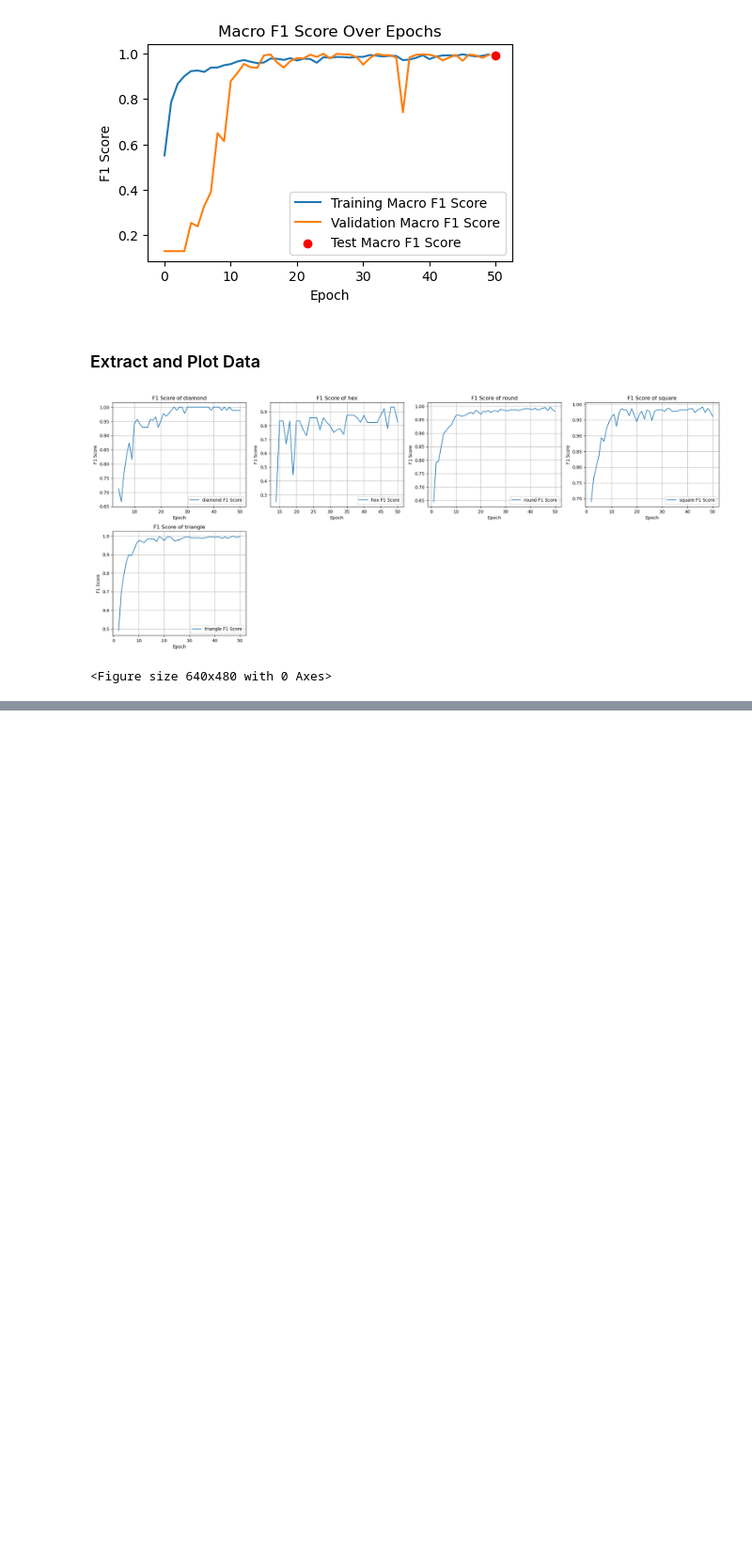
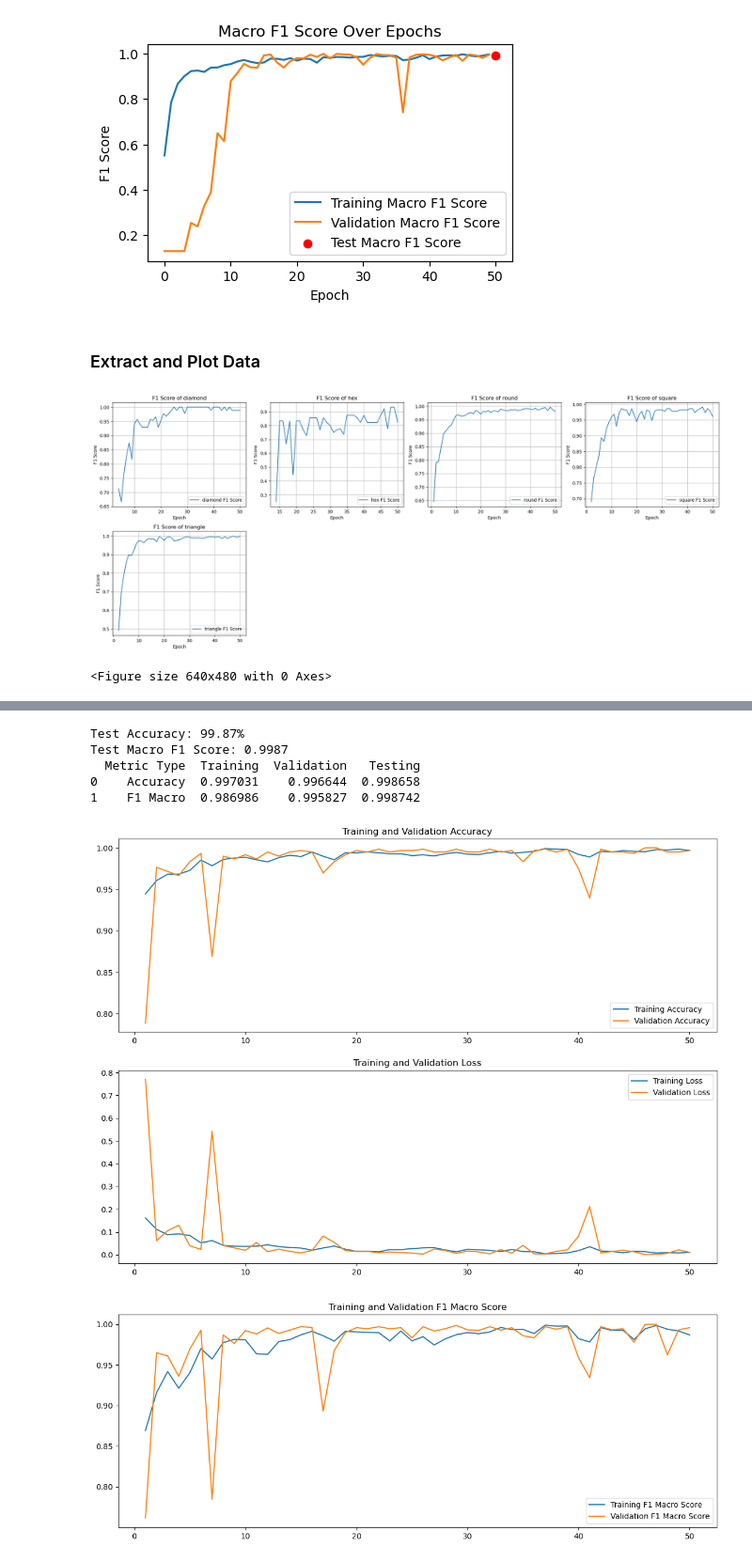
Before and after one commit to lettucend/CML_assignment2, a Jupyter notebook: A2/shapes.ipynb, the cells around one changed output, grey strips where cells are left out. Shown at 94% size. Drawn from its saved outputs; the diff is of its cells as text; code cells hidden in the pictures; blank space fills up the shorter version.

```diff
--- a/A2/shapes.ipynb
+++ b/A2/shapes.ipynb
@@ -1382,0 +1507,4 @@ plt.show()
+# %%
+# Evaluate the best model on the test set and print all returned values
+test_results = best_model.evaluate(test_generator)
+print(f"Test Results: {test_results}")
@@ -1382,0 +1514,67 @@ plt.show()
+# %%
+# Extract the test metrics
+test_loss = test_results[0]
+test_accuracy = test_results[1]
+test_f1_macro = test_results[2]  # Adjust index based on printed results
+
+print(f"Test Accuracy: {test_accuracy * 100:.2f}%")
+print(f"Test Macro F1 Score: {test_f1_macro:.4f}")
+
+# Create a DataFrame for accuracies and macro F1 score
+train_accuracy = history.history['accuracy'][-1]
+val_accuracy = history.history['val_accuracy'][-1]
+train_f1_macro = history.history['f1_score_macro'][-1]
+val_f1_macro = history.history['val_f1_score_macro'][-1]
+
+data = {
+    'Metric Type': ['Accuracy', 'F1 Macro'],
+    'Training': [train_accuracy, train_f1_macro],
+    'Validation': [val_accuracy, val_f1_macro],
+    'Testing': [test_accuracy, test_f1_macro]
+}
+
+df = pd.DataFrame(data)
+print(df)
+
+# Function to plot training history
+def plot_training_history(history):
+    epochs_range = range(1, len(history.history['accuracy']) + 1)
+    plt.figure(figsize=(14, 10))
+
+    plt.subplot(2, 1, 1)
+    plt.plot(epochs_range, history.history['accuracy'], label='Training Accuracy')
+    plt.plot(epochs_range, history.history['val_accuracy'], label='Validation Accuracy')
+    plt.legend(loc='lower right')
+    plt.title('Training and Validation Accuracy')
+
+    plt.subplot(2, 1, 2)
+    plt.plot(epochs_range, history.history['loss'], label='Training Loss')
+    plt.plot(epochs_range, history.history['val_loss'], label='Validation Loss')
+    plt.legend(loc='upper right')
+    plt.title('Training and Validation Loss')
+
+    plt.show()
+
+plot_training_history(history)
+
+# Function to plot F1 macro score history
+def plot_f1_macro_history(history):
+    epochs_range = range(1, len(history.history['f1_score_macro']) + 1)
+    plt.figure(figsize=(14, 5))
+
+    plt.plot(epochs_range, history.history['f1_score_macro'], label='Training F1 Macro Score')
+    plt.plot(epochs_range, history.history['val_f1_score_macro'], label='Validation F1 Macro Score')
+    plt.legend(loc='lower right')
+    plt.title('Training and Validation F1 Macro Score')
+
+    plt.show()
+
+plot_f1_macro_history(history)
+# %% [output]
+Test Accuracy: 99.87%
+Test Macro F1 Score: 0.9987
+  Metric Type  Training  Validation   Testing
+0    Accuracy  0.997031    0.996644  0.998658
+1    F1 Macro  0.986986    0.995827  0.998742
+[figure, added]
+[figure, added]
```
Also changed, not shown: parts of 29 cells of this notebook.
